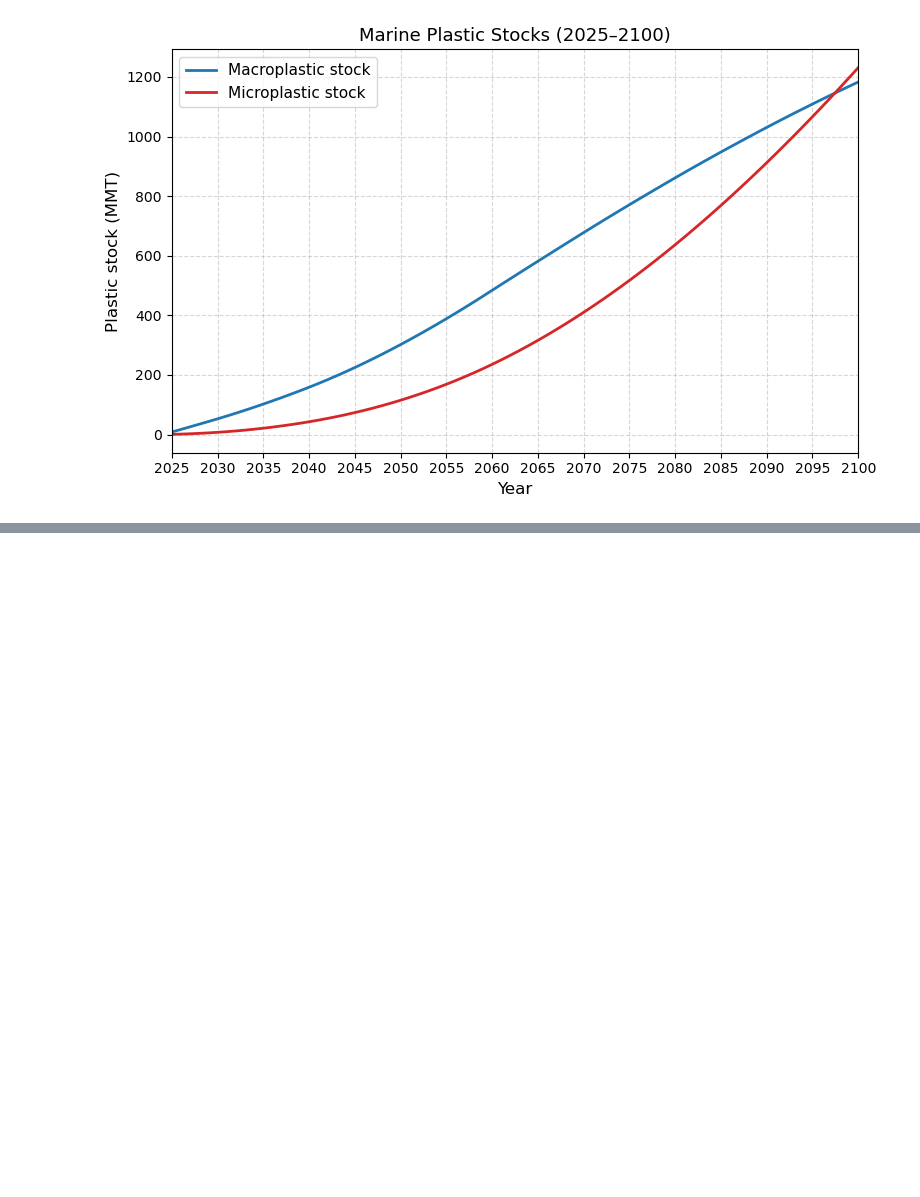
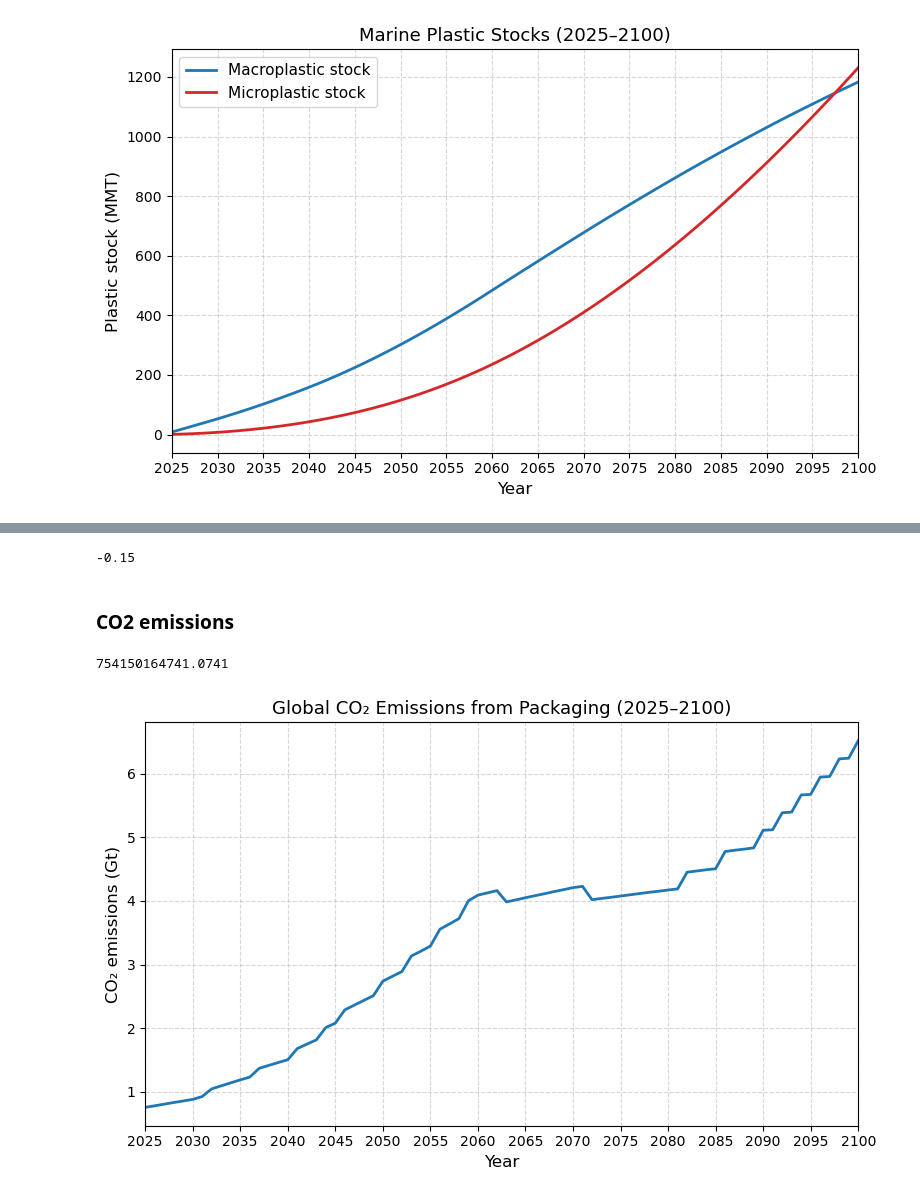
Before and after one commit to FarshidNazemi/packaging-roadmap, a Jupyter notebook: dynamic analysis and roadmap.ipynb, the cells around one changed output, grey strips where cells are left out. Saved outputs shown, nothing was run; the diff lists cells and outputs as text; code cells hidden in the pictures; blank space fills up the shorter version.

```diff
--- a/dynamic analysis and roadmap.ipynb
+++ b/dynamic analysis and roadmap.ipynb
@@ -980,0 +1408,7 @@ plt.show()
+# %%
+A_2100[A_index_df.loc[A_index_df['provider name'] == "Ethylene dichloride-vinyl chloride monomer, EDC-VCM; from bio-ethylene", 'index'].iloc[0],
+  A_index_df.loc[A_index_df['provider name'] == "Ethylene dichloride-vinyl chloride", 'index'].iloc[0]]
+# %% [output]
+-0.15
+# %% [markdown]
+### CO2 emissions
@@ -980,0 +1447,34 @@ plt.show()
+# %%
+co2_by_year_df.loc[co2_by_year_df["year"] == 2025, "co2_sum"].iloc[0]
+# %% [output]
+754150164741.0741
+# %%
+import matplotlib.pyplot as plt
+import pandas as pd
+import numpy as np
+
+# Read the CO2 results
+co2_by_year_df = pd.read_csv("co2_by_year_ssp1.csv")
+
+# Convert kg → gigatonnes (1 Gt = 1e12 kg)
+co2_by_year_df["CO2_Gt"] = co2_by_year_df["co2_sum"] / 1e12
+
+# Plot (line only, 5-year intervals)
+plt.figure(figsize=(8,5))
+plt.plot(co2_by_year_df["year"], co2_by_year_df["CO2_Gt"], linewidth=2)
+plt.xlabel("Year", fontsize=12)
+plt.ylabel("CO₂ emissions (Gt)", fontsize=12)
+plt.title("Global CO₂ Emissions from Packaging (2025–2100)", fontsize=13)
+plt.grid(True, linestyle="--", alpha=0.5)
+plt.xlim(2025, 2100)
+plt.xticks(np.arange(2025, 2101, 5))
+plt.tight_layout()
+
+# Save the figure
+plt.savefig("CO2_emissions_packaging_2025_2100.png", dpi=300)
+plt.savefig("CO2_emissions_packaging_2025_2100.svg", format="svg")
+
+# Show
+plt.show()
+# %% [output]
+[figure, added]
```
Also changed, not shown: parts of 38 cells of this notebook, 8 other files.
